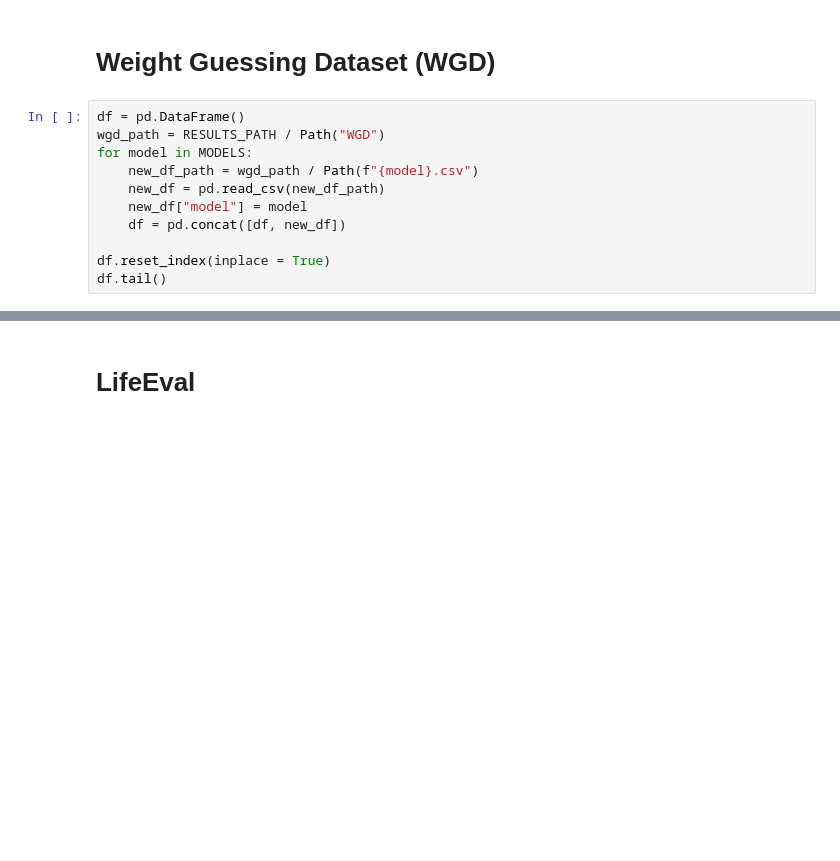
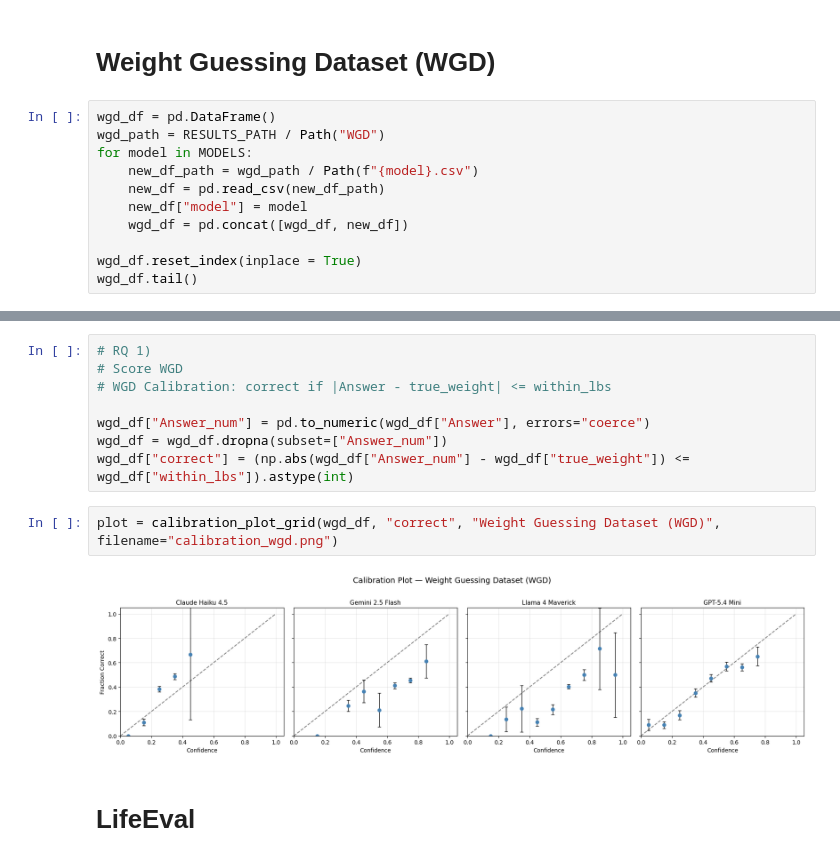
Before and after one commit to NoamMichael/BayesEval, a Jupyter notebook: analysis/analysis.ipynb, the cells around one changed output, grey strips where cells are left out. Drawn from its saved outputs; the diff is of its cells as text; blank space fills up the shorter version.

```diff
--- a/analysis/analysis.ipynb
+++ b/analysis/analysis.ipynb
@@ -37,16 +77,16 @@ def overconfidence_plot():
 # %% [markdown]
 # Weight Guessing Dataset (WGD)
 # %%
-df = pd.DataFrame()
+wgd_df = pd.DataFrame()
 wgd_path = RESULTS_PATH / Path("WGD")
 for model in MODELS:
     new_df_path = wgd_path / Path(f"{model}.csv")
     new_df = pd.read_csv(new_df_path)
     new_df["model"] = model
-    df = pd.concat([df, new_df])
+    wgd_df = pd.concat([wgd_df, new_df])
 
-df.reset_index(inplace = True)
-df.tail()
+wgd_df.reset_index(inplace = True)
+wgd_df.tail()
 # %% [output]
 |  | index | question_id | Answer | Confidence | raw | error | photo | within_lbs | true_weight | ... |
 | 18555 | 4635 | wgd_301_16 | 155.0 | 0.62 | {"Answer":"155","Confidence":"0.62"} | NaN | 301.jpg | 16 | 150.0 | ... |
@@ -54,6 +94,18 @@ df.tail()
 | 18557 | 4637 | wgd_301_18 | 150.0 | 0.52 | {"Answer":"150","Confidence":"0.52"} | NaN | 301.jpg | 18 | 150.0 | ... |
 | 18558 | 4638 | wgd_301_19 | 150.0 | 0.52 | {"Answer":"150","Confidence":"0.52"} | NaN | 301.jpg | 19 | 150.0 | ... |
 | 18559 | 4639 | wgd_301_20 | 155.0 | 0.56 | {"Answer":"155","Confidence":"0.56"} | NaN | 301.jpg | 20 | 150.0 | ... |
+# %%
+# RQ 1)
+# Score WGD
+# WGD Calibration: correct if |Answer - true_weight| <= within_lbs
+
+wgd_df["Answer_num"] = pd.to_numeric(wgd_df["Answer"], errors="coerce")
+wgd_df = wgd_df.dropna(subset=["Answer_num"])
+wgd_df["correct"] = (np.abs(wgd_df["Answer_num"] - wgd_df["true_weight"]) <= wgd_df["within_lbs"]).astype(int)
+# %%
+plot = calibration_plot_grid(wgd_df, "correct", "Weight Guessing Dataset (WGD)", filename="calibration_wgd.png")
+# %% [output]
+[figure, added]
 # %% [markdown]
 # LifeEval
 # %%
```
Also changed, not shown: parts of 5 cells of this notebook, 15 other files.
